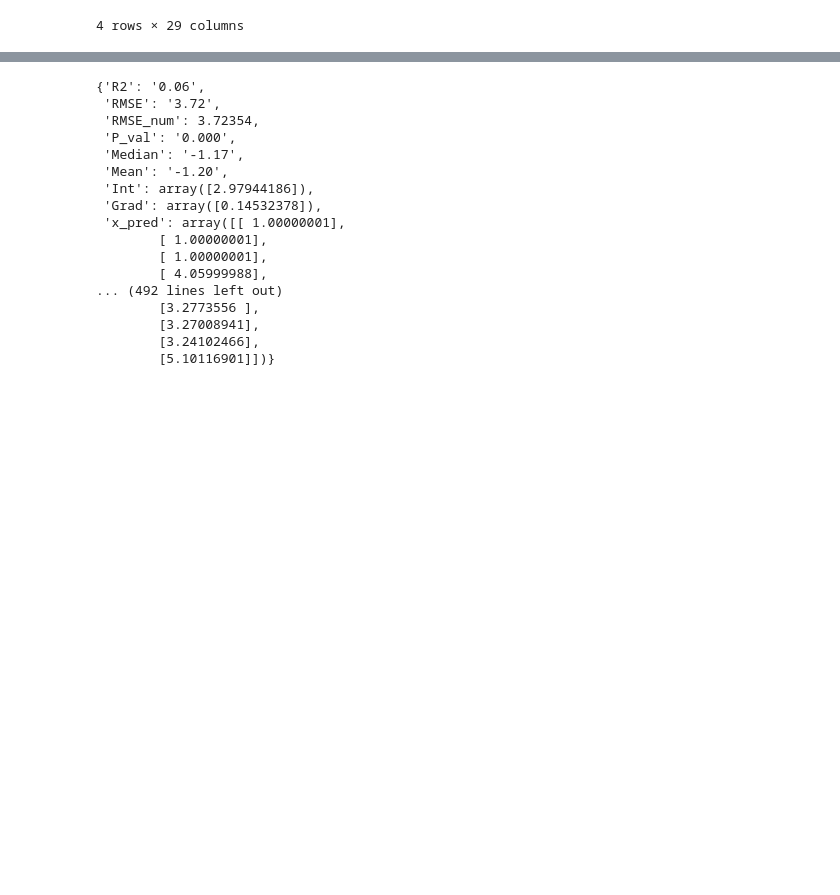
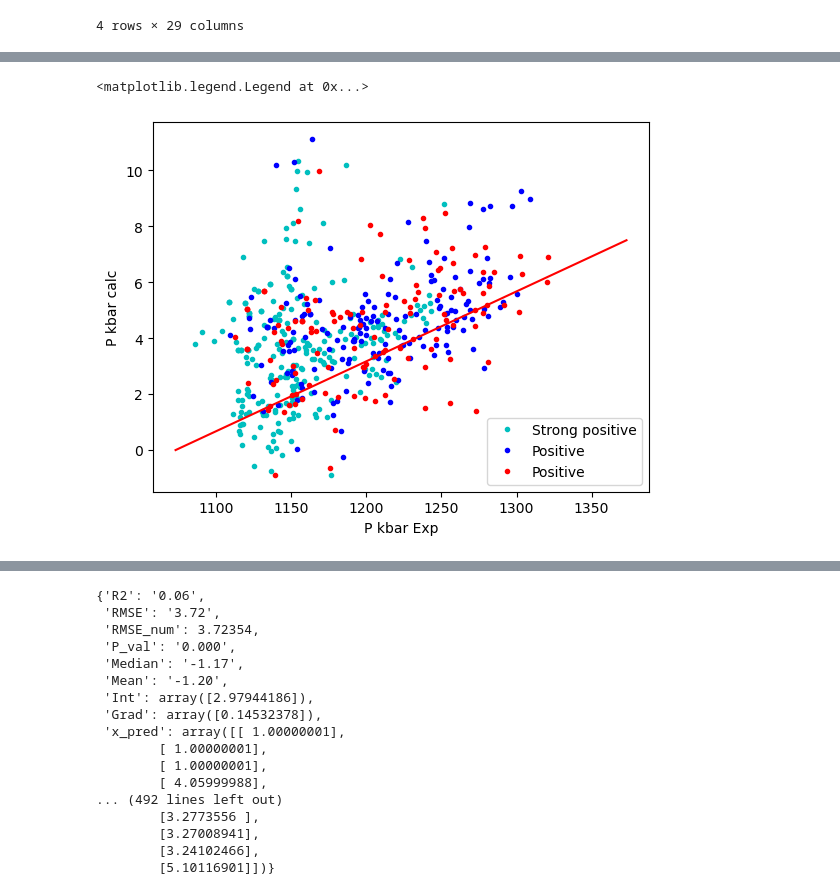
Before and after one commit to PennyWieser/Thermobar, a Jupyter notebook: Benchmarking/liquid, olivine/CHOMPI_LEPR_setNNO.ipynb, the cells around one changed output, grey strips where cells are left out. Cells and saved outputs as stored; diff of their text form; code cells hidden in the pictures; blank space fills up the shorter version.

```diff
--- a/Benchmarking/liquid, olivine/CHOMPI_LEPR_setNNO.ipynb
+++ b/Benchmarking/liquid, olivine/CHOMPI_LEPR_setNNO.ipynb
@@ -118,0 +174,18 @@ plt.legend()
+# %%
+plt.plot(chomp_calc_sp['T_K_calc'],
+         chomp_calc_sp['P_kbar_calc'],  '.c', label='Strong positive')
+
+plt.plot(chomp_calc_p['T_K_calc'],
+         chomp_calc_p['P_kbar_calc'],  '.b', label='Positive')
+
+plt.plot(chomp_calc_perm['T_K_calc'],
+         chomp_calc_perm['P_kbar_calc'],  '.r', label='Positive')
+
+plt.plot([800+273.15, 1100+273.15], [0, 7.5], '-r')
+plt.xlabel('P kbar Exp')
+plt.ylabel('P kbar calc')
+plt.legend()
+#plt.xlim([0, 11])
+# %% [output]
+<matplotlib.legend.Legend at 0x...>
+[figure, added]
```
Also changed, not shown: parts of 23 cells of this notebook, 9 other files.
